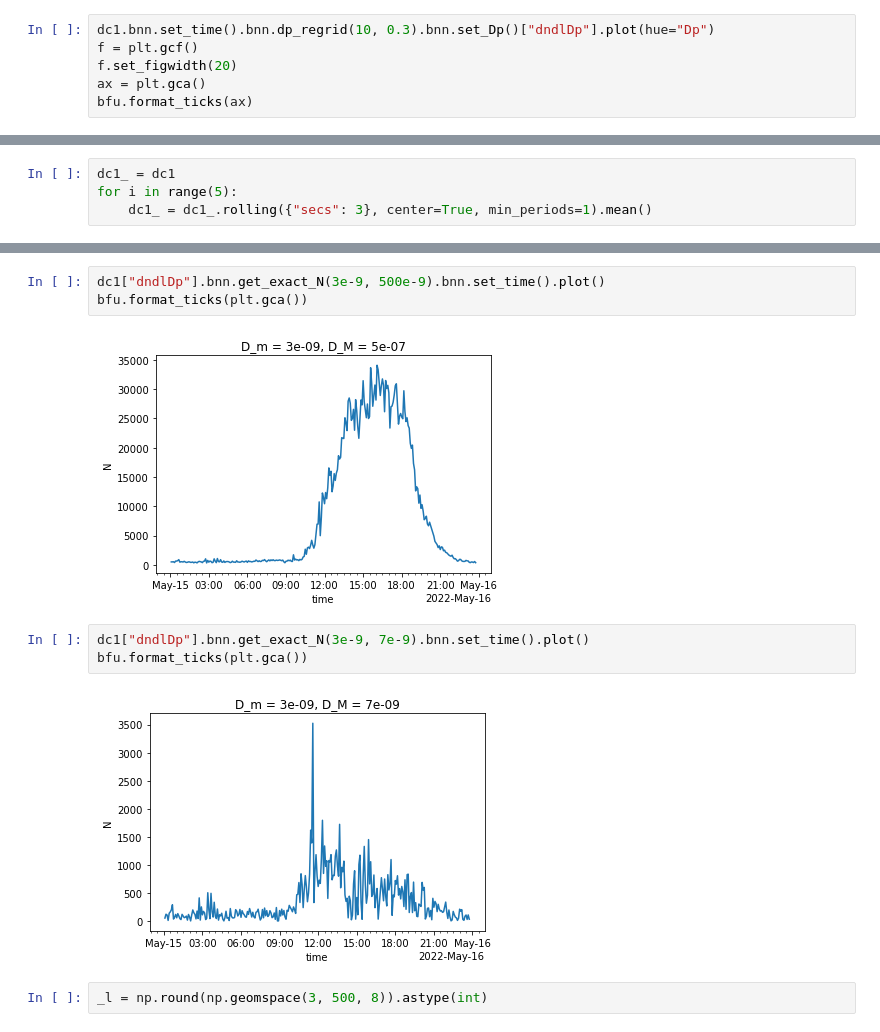
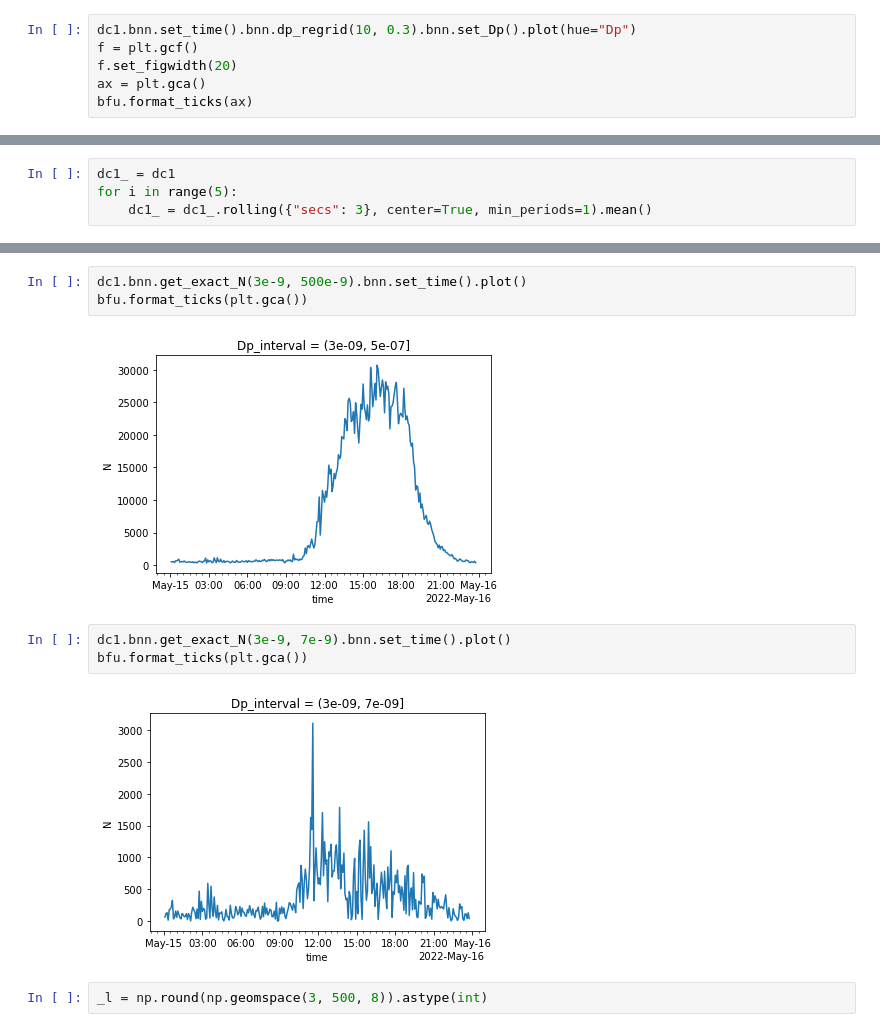
Before and after one commit to daliagachc/bnn-tools-repo, a Jupyter notebook: nbs/z020_cs_condensation_sink.ipynb, the cells around one changed output, grey strips where cells are left out. Drawn from its saved outputs; the diff is of its cells as text.

```diff
--- a/nbs/z020_cs_condensation_sink.ipynb
+++ b/nbs/z020_cs_condensation_sink.ipynb
@@ -227,7 +236,7 @@ dc = fu.combine_2_spectras(dsp2, dsn2, cut_dim="lDp", cut_point=np.log10(Dp_cut)
 
 dc1 = fu.combine_2_spectras(dc, dss2, cut_dim="lDp", cut_point=np.log10(Dp_cut1))
 # %%
-dc1.bnn.set_time().bnn.dp_regrid(10, 0.3).bnn.set_Dp()["dndlDp"].plot(hue="Dp")
+dc1.bnn.set_time().bnn.dp_regrid(10, 0.3).bnn.set_Dp().plot(hue="Dp")
 f = plt.gcf()
 f.set_figwidth(20)
 ax = plt.gca()
@@ -273,13 +280,13 @@ plt.gcf().set_figwidth(20)
 # %%
-dc1["dndlDp"].bnn.get_exact_N(3e-9, 500e-9).bnn.set_time().plot()
+dc1.bnn.get_exact_N(3e-9, 500e-9).bnn.set_time().plot()
 bfu.format_ticks(plt.gca())
 # %% [output]
-[figure, old version]
+[figure, new version]
 # %%
-dc1["dndlDp"].bnn.get_exact_N(3e-9, 7e-9).bnn.set_time().plot()
+dc1.bnn.get_exact_N(3e-9, 7e-9).bnn.set_time().plot()
 bfu.format_ticks(plt.gca())
 # %% [output]
-[figure, old version]
+[figure, new version]
 # %%
 _l = np.round(np.geomspace(3, 500, 8)).astype(int)
 # %%
```
Also changed, not shown: parts of 24 cells of this notebook, 1 other file.
